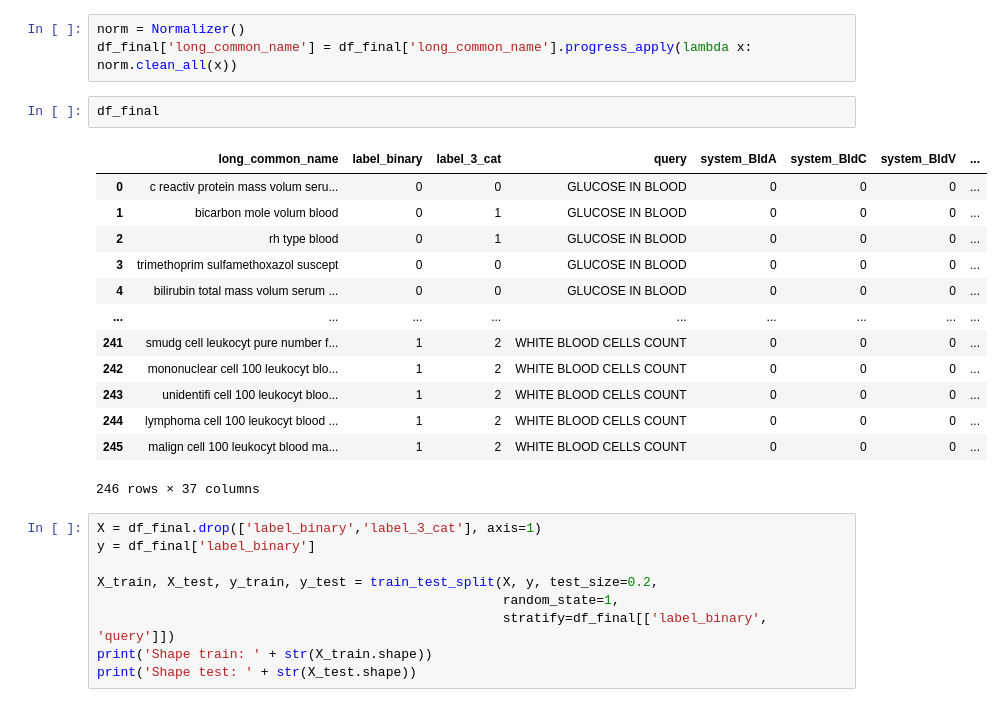
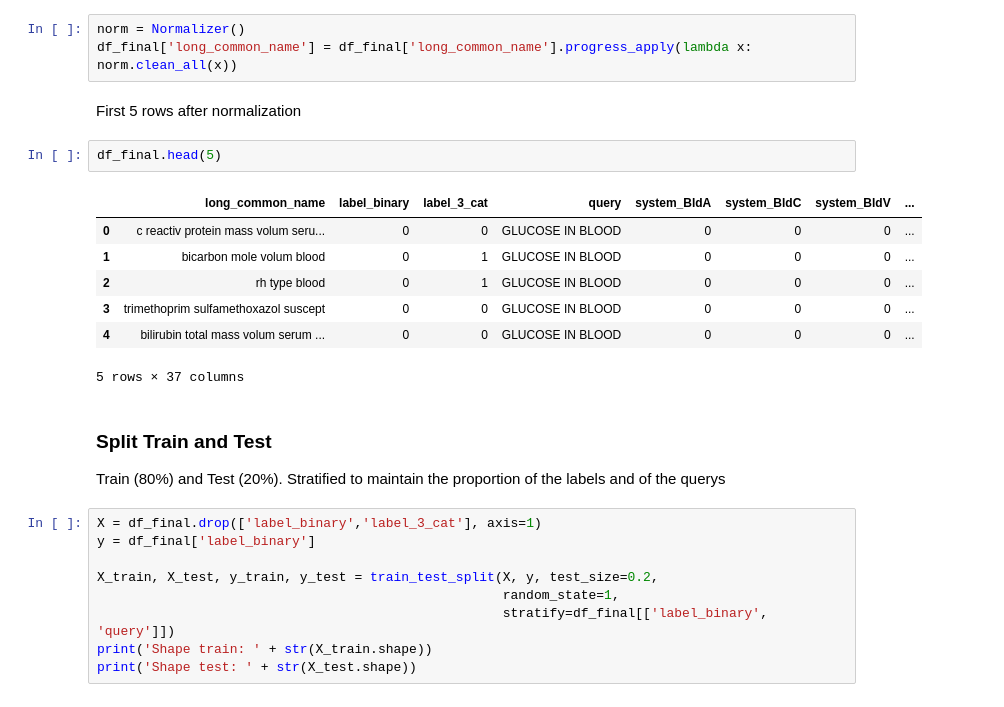
Before and after one commit to Jaimemorillo/Pointwise-ML-Ranking, a Jupyter notebook: Pointwise_LOINC_binary.ipynb, the cells around one changed output. Cells and saved outputs as stored; diff of their text form.

```diff
--- a/Pointwise_LOINC_binary.ipynb
+++ b/Pointwise_LOINC_binary.ipynb
@@ -98,22 +127,22 @@ df_final = df.copy()
 # %%
 norm = Normalizer()
 df_final['long_common_name'] = df_final['long_common_name'].progress_apply(lambda x: norm.clean_all(x))
+# %% [markdown]
+First 5 rows after normalization
 # %%
-df_final
+df_final.head(5)
 # %% [output]
 |  | long_common_name | label_binary | label_3_cat | query | system_BldA | system_BldC | system_BldV | ... |
 | 0 | c reactiv protein mass volum seru... | 0 | 0 | GLUCOSE IN BLOOD | 0 | 0 | 0 | ... |
 | 1 | bicarbon mole volum blood | 0 | 1 | GLUCOSE IN BLOOD | 0 | 0 | 0 | ... |
 | 2 | rh type blood | 0 | 1 | GLUCOSE IN BLOOD | 0 | 0 | 0 | ... |
 | 3 | trimethoprim sulfamethoxazol suscept | 0 | 0 | GLUCOSE IN BLOOD | 0 | 0 | 0 | ... |
 | 4 | bilirubin total mass volum serum ... | 0 | 0 | GLUCOSE IN BLOOD | 0 | 0 | 0 | ... |
-| ... | ... | ... | ... | ... | ... | ... | ... | ... |
-| 241 | smudg cell leukocyt pure number f... | 1 | 2 | WHITE BLOOD CELLS COUNT | 0 | 0 | 0 | ... |
-| 242 | mononuclear cell 100 leukocyt blo... | 1 | 2 | WHITE BLOOD CELLS COUNT | 0 | 0 | 0 | ... |
-| 243 | unidentifi cell 100 leukocyt bloo... | 1 | 2 | WHITE BLOOD CELLS COUNT | 0 | 0 | 0 | ... |
-| 244 | lymphoma cell 100 leukocyt blood ... | 1 | 2 | WHITE BLOOD CELLS COUNT | 0 | 0 | 0 | ... |
-| 245 | malign cell 100 leukocyt blood ma... | 1 | 2 | WHITE BLOOD CELLS COUNT | 0 | 0 | 0 | ... |
-246 rows × 37 columns
+5 rows × 37 columns
+# %% [markdown]
+### Split Train and Test
+
+Train (80%) and Test (20%). Stratified to maintain the proportion of the labels and of the querys
 # %%
 X = df_final.drop(['label_binary','label_3_cat'], axis=1)
 y = df_final['label_binary']
```
Also changed, not shown: parts of 18 cells of this notebook.
